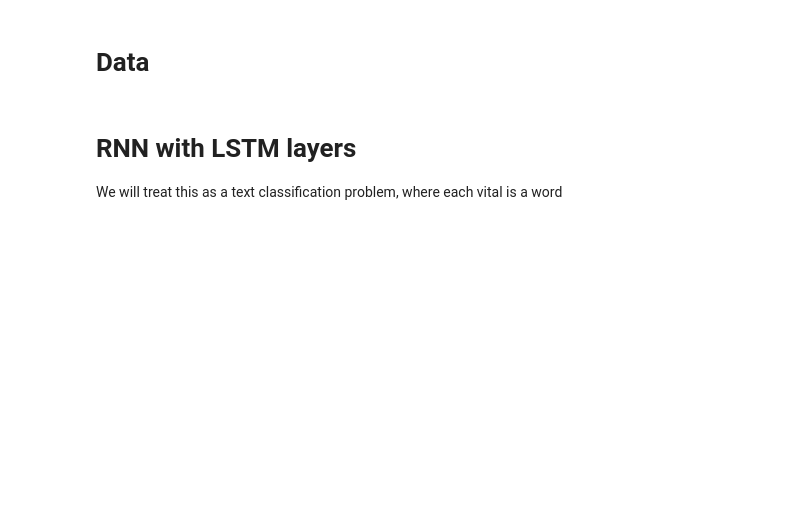
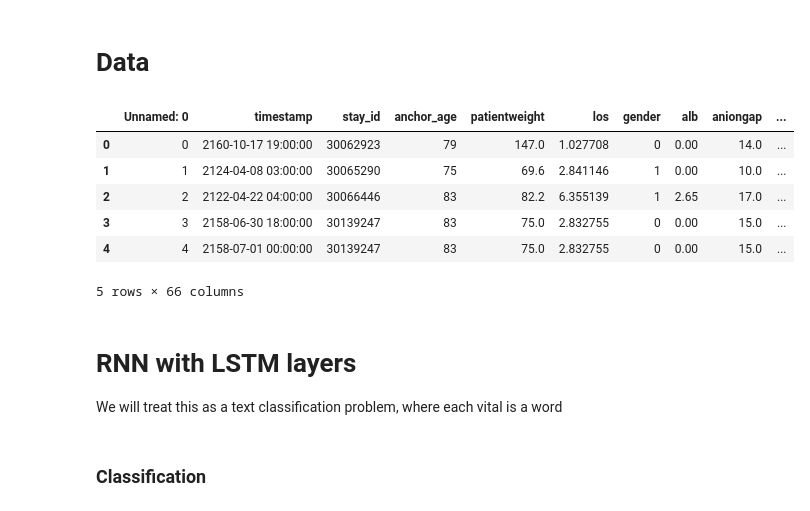
Before and after one commit to aishwarya-rm/cos_534, a Jupyter notebook: project/rnn.ipynb, the cells around one changed output. Cells and saved outputs as stored; diff of their text form; code cells hidden in the pictures; blank space fills up the shorter version.

```diff
--- a/project/rnn.ipynb
+++ b/project/rnn.ipynb
@@ -10,6 +10,17 @@ from tensorflow.keras import layers
 import os, sys
 # %% [markdown]
 # Data
+# %%
+melanoma_df = pd.read_csv('melanoma_allFrames_w_death.csv')
+melanoma_df.head()
+# %% [output]
+|  | Unnamed: 0 | timestamp | stay_id | anchor_age | patientweight | los | gender | alb | aniongap | ... |
+| 0 | 0 | 2160-10-17 19:00:00 | 30062923 | 79 | 147.0 | 1.027708 | 0 | 0.00 | 14.0 | ... |
+| 1 | 1 | 2124-04-08 03:00:00 | 30065290 | 75 | 69.6 | 2.841146 | 1 | 0.00 | 10.0 | ... |
+| 2 | 2 | 2122-04-22 04:00:00 | 30066446 | 83 | 82.2 | 6.355139 | 1 | 2.65 | 17.0 | ... |
+| 3 | 3 | 2158-06-30 18:00:00 | 30139247 | 83 | 75.0 | 2.832755 | 0 | 0.00 | 15.0 | ... |
+| 4 | 4 | 2158-07-01 00:00:00 | 30139247 | 83 | 75.0 | 2.832755 | 0 | 0.00 | 15.0 | ... |
+5 rows × 66 columns
 # %% [markdown]
 # RNN with LSTM layers
 
@@ -29,0 +28,2 @@ model.summary()
+# %% [markdown]
+### Classification
```
Also changed, not shown: parts of 8 cells of this notebook, 1 other file.
